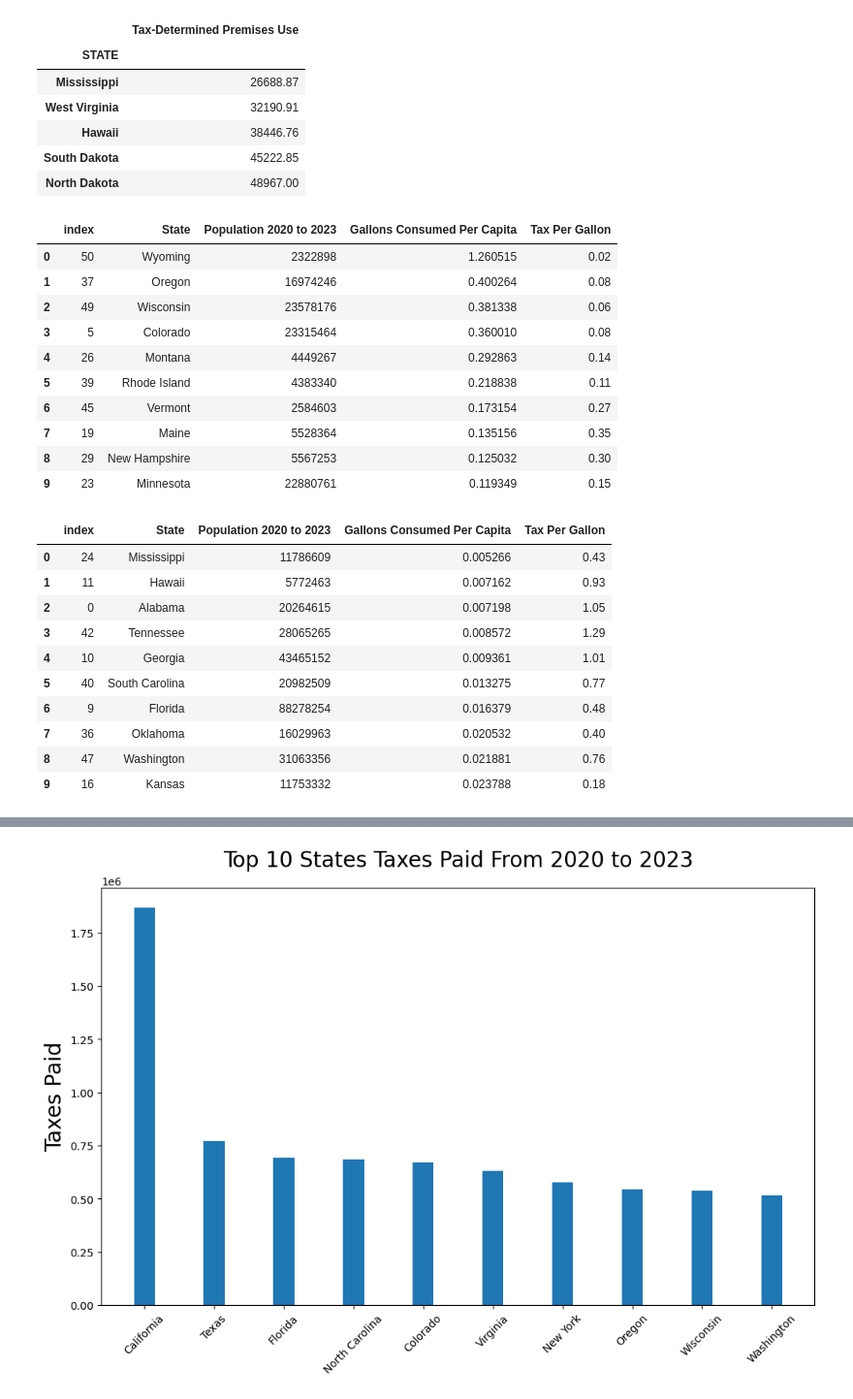
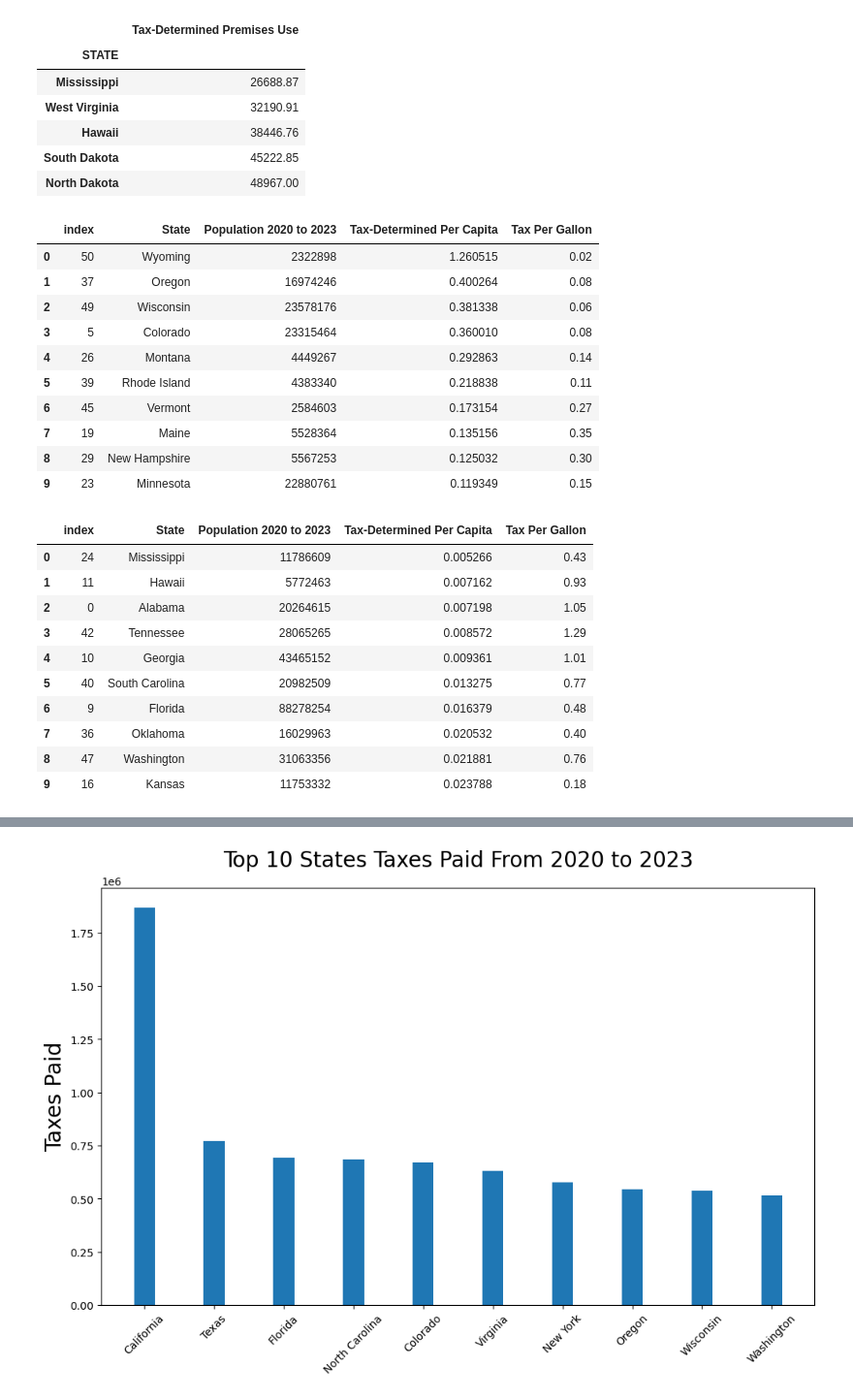
Before and after one commit to scorpionhand/Brewery_Project_One, a Jupyter notebook: Analysis/US_Beer_Analysis.ipynb, the cells around one changed output, grey strips where cells are left out. Shown at 97% size. Saved outputs shown, nothing was run; the diff lists cells and outputs as text; code cells hidden in the pictures.

```diff
--- a/Analysis/US_Beer_Analysis.ipynb
+++ b/Analysis/US_Beer_Analysis.ipynb
@@ -82,40 +82,40 @@ bottom_ten_states.head()
 | North Dakota | 48967.00 |
 # %%
 np.seterr(divide='ignore', invalid='ignore')
-popspan_2020_2023_df = pd.DataFrame({'State':[],'Population 2020 to 2023':[], 'Gallons Consumed Per Capita':[], 'Tax Per Gallon':[]})
+popspan_2020_2023_df = pd.DataFrame({'State':[],'Population 2020 to 2023':[], 'Tax-Determined Per Capita':[], 'Tax Per Gallon':[]})
 
 for state in State_Population_Report_df['State']:
     pop_2020 = pd.DataFrame(State_Population_Report_df.loc[(State_Population_Report_df['State'] == state), ['2020']]).sum()
     pop_2021 = pd.DataFrame(State_Population_Report_df.loc[(State_Population_Report_df['State'] == state), ['2021']]).sum()
     pop_2022 = pd.DataFrame(State_Population_Report_df.loc[(State_Population_Report_df['State'] == state), ['2022']]).sum()
     pop_2023 = pd.DataFrame(State_Population_Report_df.loc[(State_Population_Report_df['State'] == state), ['2023']]).sum()
 
     pop_2020 = pop_2020.sum()
     pop_2021 = pop_2021.sum()
     pop_2022 = pop_2022.sum()
     pop_2023 = pop_2023.sum()
 
     tax_per_gallon = Excise_Tax_file_df.loc[(Excise_Tax_file_df['Jurisdiction'] == state)]['Excise Tax Per Gallon']
     tax_per_gallon = tax_per_gallon.sum()
 
     tax_sum = State_Production_grouped_df.loc[(State_Production_grouped_df['STATE'] == state)]['Tax-Determined Premises Use']
     tax_sum = tax_sum.sum()
     consume_capita = tax_sum / tax_per_gallon
     consume_capita = consume_capita / (pop_2020 + pop_2021 + pop_2022 + pop_2023)
 
 
     popspan_2020_2023_df.loc[len(popspan_2020_2023_df)] = {'State':state,
                                                            'Population 2020 to 2023':pop_2020 + pop_2021 + pop_2022 + pop_2023,
-                                                           'Gallons Consumed Per Capita':consume_capita,
+                                                           'Tax-Determined Per Capita':consume_capita,
                                                            'Tax Per Gallon':tax_per_gallon}
 
 
 # top_ten_states = top_ten_states.sort_values(ascending=False)
-popspan_2020_2023_df = popspan_2020_2023_df.sort_values(by=['Gallons Consumed Per Capita'], ascending=False)
+popspan_2020_2023_df = popspan_2020_2023_df.sort_values(by=['Tax-Determined Per Capita'], ascending=False)
 popspan_top_ten_2020_2023_df = pd.DataFrame(popspan_2020_2023_df.head(10).reset_index())
 popspan_top_ten_2020_2023_df
 # %% [output]
-|  | index | State | Population 2020 to 2023 | Gallons Consumed Per Capita | Tax Per Gallon |
+|  | index | State | Population 2020 to 2023 | Tax-Determined Per Capita | Tax Per Gallon |
 | 0 | 50 | Wyoming | 2322898 | 1.260515 | 0.02 |
 | 1 | 37 | Oregon | 16974246 | 0.400264 | 0.08 |
 | 2 | 49 | Wisconsin | 23578176 | 0.381338 | 0.06 |
@@ -128,11 +128,11 @@ popspan_top_ten_2020_2023_df
 | 9 | 23 | Minnesota | 22880761 | 0.119349 | 0.15 |
 # %%
 # bottom_ten_states = top_ten_states.sort_values(ascending=False)
-popspan_2020_2023_df = popspan_2020_2023_df.sort_values(by=['Gallons Consumed Per Capita'], ascending=True)
+popspan_2020_2023_df = popspan_2020_2023_df.sort_values(by=['Tax-Determined Per Capita'], ascending=True)
 popspan_bottom_ten_2020_2023_df = pd.DataFrame(popspan_2020_2023_df.head(10).reset_index())
 popspan_bottom_ten_2020_2023_df
 # %% [output]
-|  | index | State | Population 2020 to 2023 | Gallons Consumed Per Capita | Tax Per Gallon |
+|  | index | State | Population 2020 to 2023 | Tax-Determined Per Capita | Tax Per Gallon |
 | 0 | 24 | Mississippi | 11786609 | 0.005266 | 0.43 |
 | 1 | 11 | Hawaii | 5772463 | 0.007162 | 0.93 |
 | 2 | 0 | Alabama | 20264615 | 0.007198 | 1.05 |
```
Also changed, not shown: parts of 4 cells of this notebook, 4 other files.
